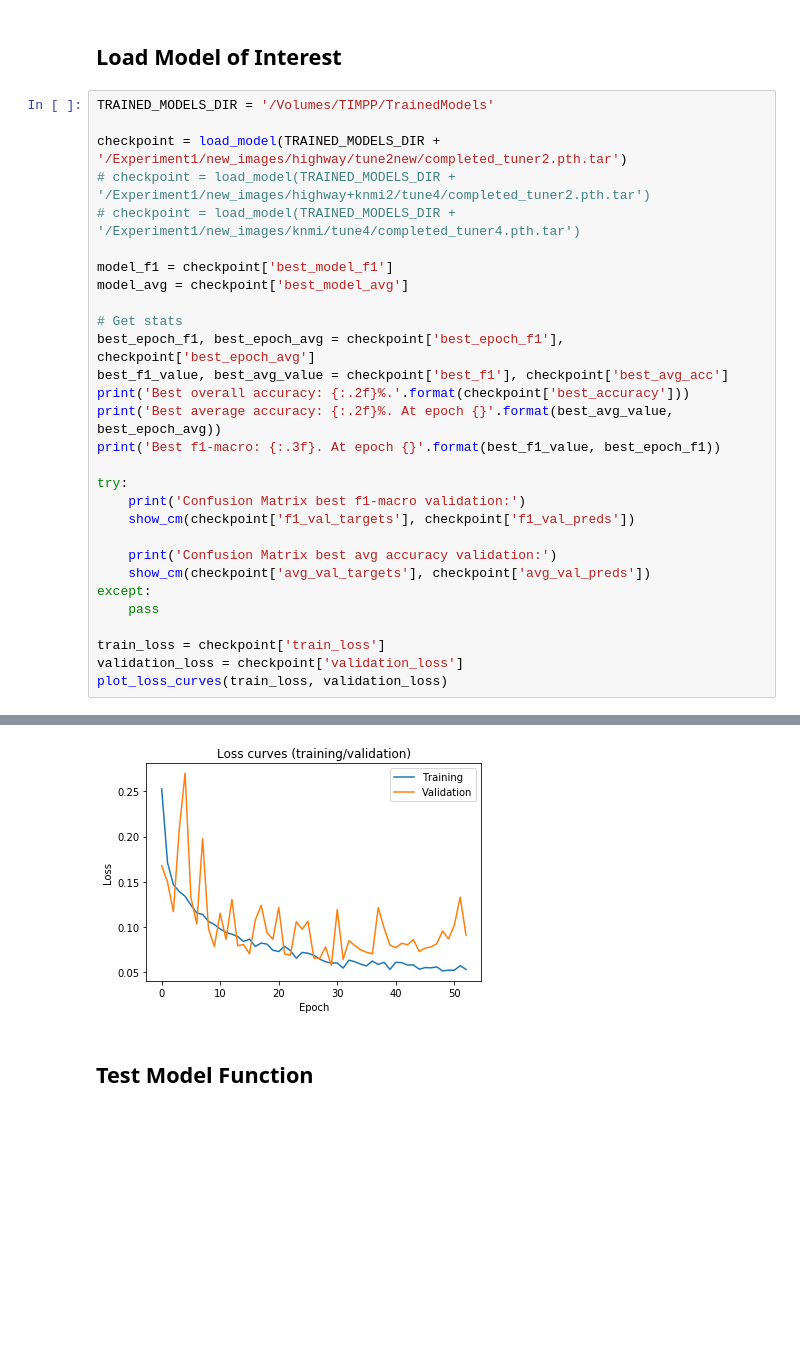
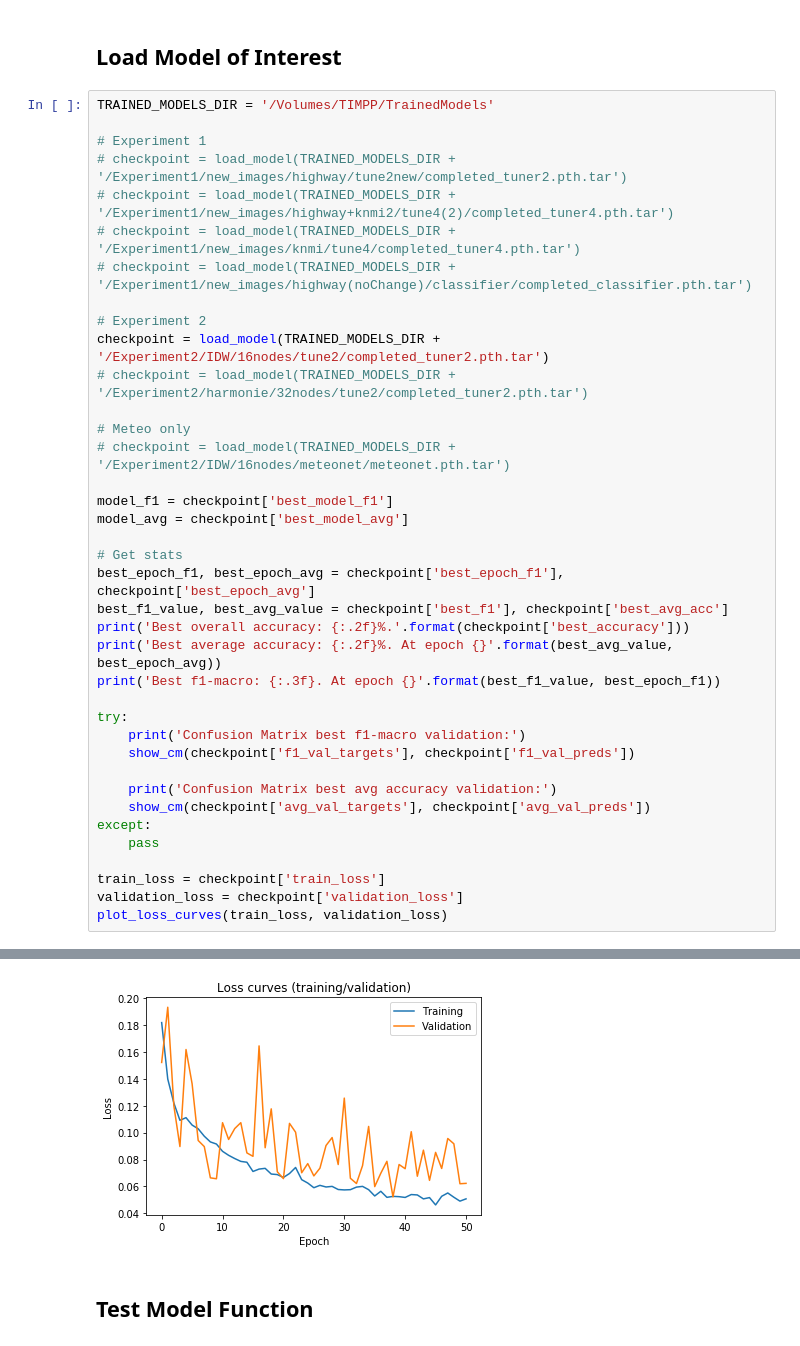
Before and after one commit to TimMolleman/FogDetection, a Jupyter notebook: notebooks/Testing.ipynb, the cells around one changed output, grey strips where cells are left out. Drawn from its saved outputs; the diff is of its cells as text; blank space fills up the shorter version.

```diff
--- a/notebooks/Testing.ipynb
+++ b/notebooks/Testing.ipynb
@@ -298,9 +307,18 @@ test_dataloader = DataLoader(dataset=test_dataset, batch_size=len(test_features)
 # %%
 TRAINED_MODELS_DIR = '/Volumes/TIMPP/TrainedModels'
 
-checkpoint = load_model(TRAINED_MODELS_DIR + '/Experiment1/new_images/highway/tune2new/completed_tuner2.pth.tar')
-# checkpoint = load_model(TRAINED_MODELS_DIR + '/Experiment1/new_images/highway+knmi2/tune4/completed_tuner2.pth.tar')
+# Experiment 1
+# checkpoint = load_model(TRAINED_MODELS_DIR + '/Experiment1/new_images/highway/tune2new/completed_tuner2.pth.tar')
+# checkpoint = load_model(TRAINED_MODELS_DIR + '/Experiment1/new_images/highway+knmi2/tune4(2)/completed_tuner4.pth.tar')
 # checkpoint = load_model(TRAINED_MODELS_DIR + '/Experiment1/new_images/knmi/tune4/completed_tuner4.pth.tar')
+# checkpoint = load_model(TRAINED_MODELS_DIR + '/Experiment1/new_images/highway(noChange)/classifier/completed_classifier.pth.tar')
+
+# Experiment 2
+checkpoint = load_model(TRAINED_MODELS_DIR + '/Experiment2/IDW/16nodes/tune2/completed_tuner2.pth.tar')
+# checkpoint = load_model(TRAINED_MODELS_DIR + '/Experiment2/harmonie/32nodes/tune2/completed_tuner2.pth.tar')
+
+# Meteo only
+# checkpoint = load_model(TRAINED_MODELS_DIR + '/Experiment2/IDW/16nodes/meteonet/meteonet.pth.tar')
 
 model_f1 = checkpoint['best_model_f1']
 model_avg = checkpoint['best_model_avg']
@@ -331,8 +349,8 @@ Best f1-macro: 0.746. At epoch 31
 Confusion Matrix best f1-macro validation:
 [figure]
 Confusion Matrix best avg accuracy validation:
 [figure]
-[figure, old version]
+[figure, new version]
 # %% [markdown]
 ## Test Model Function
 # %% [markdown]
```
Also changed, not shown: parts of 12 cells of this notebook, 23 other files.
